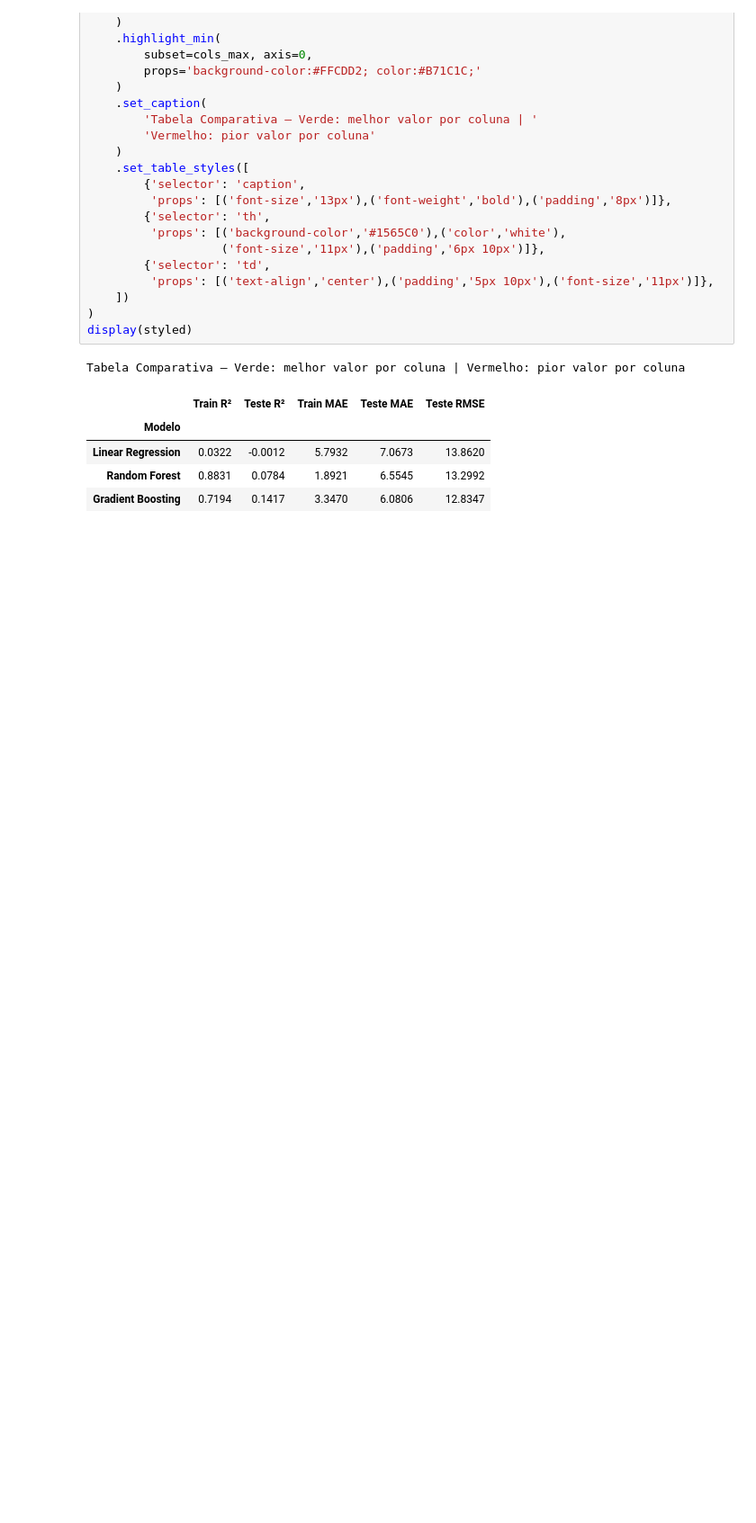
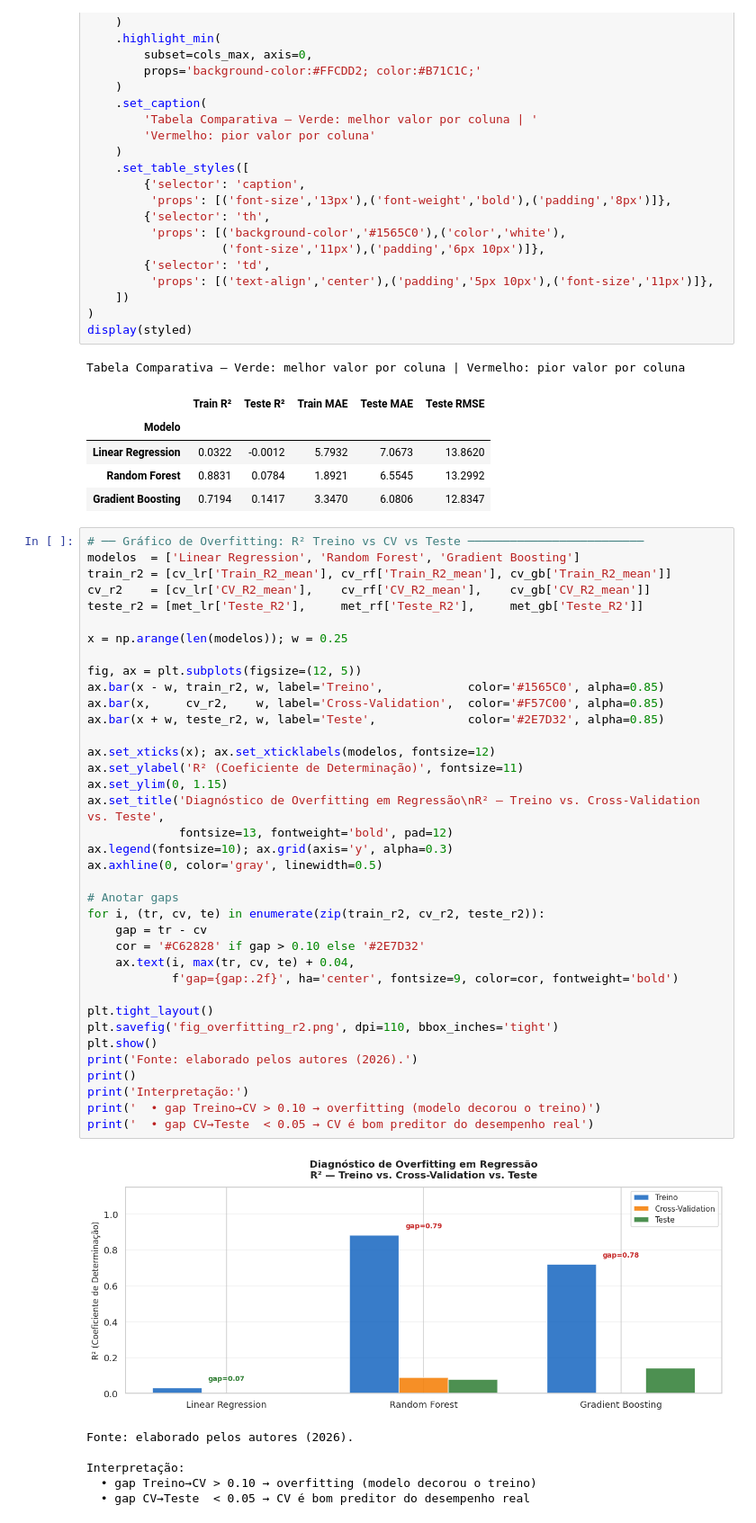
Before and after one commit to IsadoraMoraiss/Project_Pisi3, a Jupyter notebook: REGRESSÃO.ipynb, the cells around one changed output. Shown at 90% size. Drawn from its saved outputs; the diff is of its cells as text; blank space fills up the shorter version.

Commit message:
feat: plotando gráficos diagnóstico de overfiting e valores reais vs previstos

```diff
--- a/REGRESSÃO.ipynb
+++ b/REGRESSÃO.ipynb
@@ -732,3 +732,47 @@ Tabela Comparativa — Verde: melhor valor por coluna | Vermelho: pior valor por
 | Linear Regression | 0.0322 | -0.0012 | 5.7932 | 7.0673 | 13.8620 |
 | Random Forest | 0.8831 | 0.0784 | 1.8921 | 6.5545 | 13.2992 |
 | Gradient Boosting | 0.7194 | 0.1417 | 3.3470 | 6.0806 | 12.8347 |
+# %%
+# ── Gráfico de Overfitting: R² Treino vs CV vs Teste ─────────────────────────
+modelos  = ['Linear Regression', 'Random Forest', 'Gradient Boosting']
+train_r2 = [cv_lr['Train_R2_mean'], cv_rf['Train_R2_mean'], cv_gb['Train_R2_mean']]
+cv_r2    = [cv_lr['CV_R2_mean'],    cv_rf['CV_R2_mean'],    cv_gb['CV_R2_mean']]
+teste_r2 = [met_lr['Teste_R2'],     met_rf['Teste_R2'],     met_gb['Teste_R2']]
+
+x = np.arange(len(modelos)); w = 0.25
+
+fig, ax = plt.subplots(figsize=(12, 5))
+ax.bar(x - w, train_r2, w, label='Treino',            color='#1565C0', alpha=0.85)
+ax.bar(x,     cv_r2,    w, label='Cross-Validation',  color='#F57C00', alpha=0.85)
+ax.bar(x + w, teste_r2, w, label='Teste',             color='#2E7D32', alpha=0.85)
+
+ax.set_xticks(x); ax.set_xticklabels(modelos, fontsize=12)
+ax.set_ylabel('R² (Coeficiente de Determinação)', fontsize=11)
+ax.set_ylim(0, 1.15)
+ax.set_title('Diagnóstico de Overfitting em Regressão\nR² — Treino vs. Cross-Validation vs. Teste',
+             fontsize=13, fontweight='bold', pad=12)
+ax.legend(fontsize=10); ax.grid(axis='y', alpha=0.3)
+ax.axhline(0, color='gray', linewidth=0.5)
+
+# Anotar gaps
+for i, (tr, cv, te) in enumerate(zip(train_r2, cv_r2, teste_r2)):
+    gap = tr - cv
+    cor = '#C62828' if gap > 0.10 else '#2E7D32'
+    ax.text(i, max(tr, cv, te) + 0.04,
+            f'gap={gap:.2f}', ha='center', fontsize=9, color=cor, fontweight='bold')
+
+plt.tight_layout()
+plt.savefig('fig_overfitting_r2.png', dpi=110, bbox_inches='tight')
+plt.show()
+print('Fonte: elaborado pelos autores (2026).')
+print()
+print('Interpretação:')
+print('  • gap Treino→CV > 0.10 → overfitting (modelo decorou o treino)')
+print('  • gap CV→Teste  < 0.05 → CV é bom preditor do desempenho real')
+# %% [output]
+[figure, added]
+Fonte: elaborado pelos autores (2026).
+
+Interpretação:
+  • gap Treino→CV > 0.10 → overfitting (modelo decorou o treino)
+  • gap CV→Teste  < 0.05 → CV é bom preditor do desempenho real
```
Also changed, not shown: parts of 1 cell of this notebook.
